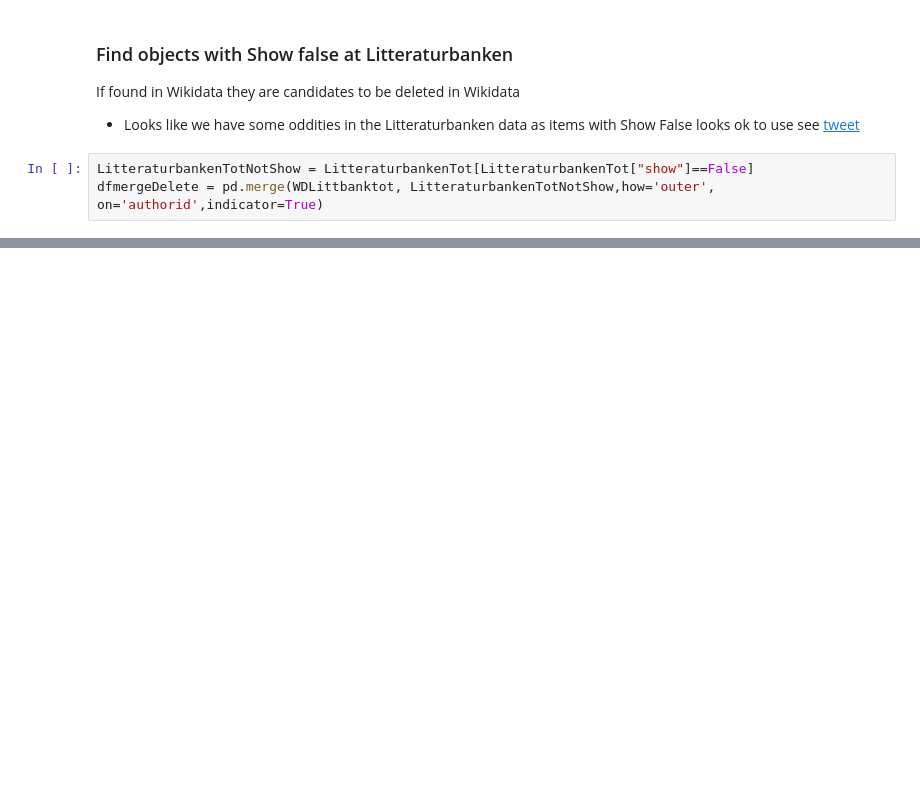
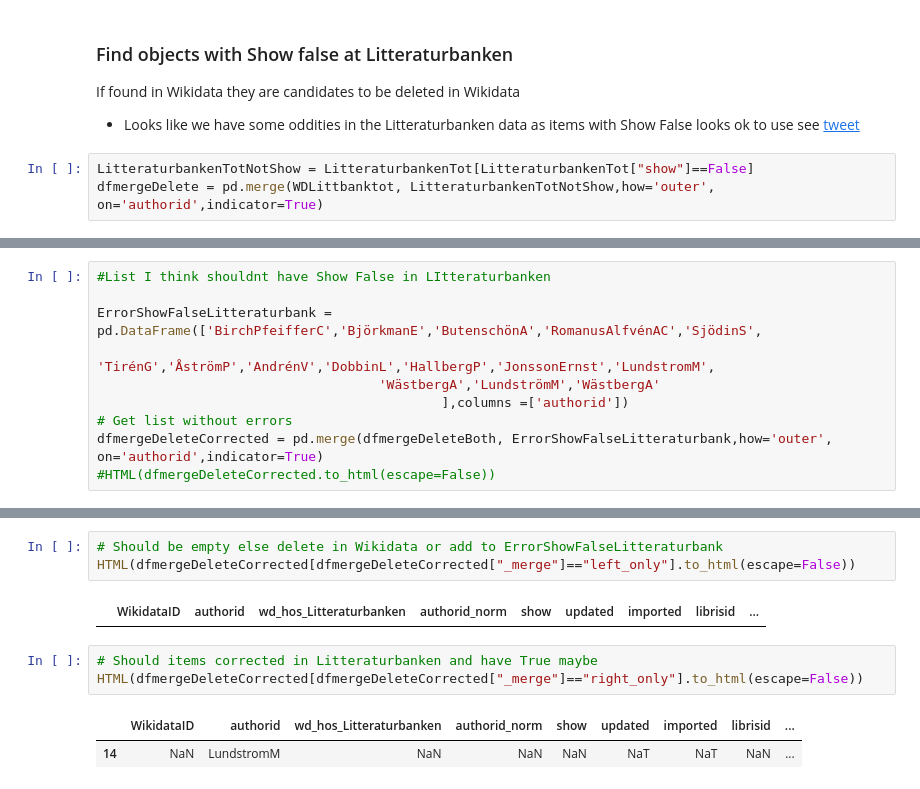
Before and after one commit to salgo60/open-data-examples, a Jupyter notebook: Litteraturbanken Author.ipynb, the cells around one changed output, grey strips where cells are left out. Drawn from its saved outputs; the diff is of its cells as text; blank space fills up the shorter version.

```diff
--- a/Litteraturbanken Author.ipynb
+++ b/Litteraturbanken Author.ipynb
@@ -700,0 +724,10 @@ memory usage: 727.0+ bytes
+# %%
+#List I think shouldnt have Show False in LItteraturbanken
+
+ErrorShowFalseLitteraturbank = pd.DataFrame(['BirchPfeifferC','BjörkmanE','ButenschönA','RomanusAlfvénAC','SjödinS',
+                                    'TirénG','ÅströmP','AndrénV','DobbinL','HallbergP','JonssonErnst','LundstromM',
+                                    'WästbergA','LundströmM','WästbergA'
+                                            ],columns =['authorid'])
+# Get list without errors
+dfmergeDeleteCorrected = pd.merge(dfmergeDeleteBoth, ErrorShowFalseLitteraturbank,how='outer', on='authorid',indicator=True)
+#HTML(dfmergeDeleteCorrected.to_html(escape=False))
@@ -701,2 +741,13 @@ memory usage: 727.0+ bytes
+# %%
+# Should be empty else delete in Wikidata or add to ErrorShowFalseLitteraturbank
+HTML(dfmergeDeleteCorrected[dfmergeDeleteCorrected["_merge"]=="left_only"].to_html(escape=False))
+# %% [output]
+|  | WikidataID | authorid | wd_hos_Litteraturbanken | authorid_norm | show | updated | imported | librisid | ... |
+# %%
+# Should items corrected in Litteraturbanken and have True maybe
+HTML(dfmergeDeleteCorrected[dfmergeDeleteCorrected["_merge"]=="right_only"].to_html(escape=False))
+# %% [output]
+|  | WikidataID | authorid | wd_hos_Litteraturbanken | authorid_norm | show | updated | imported | librisid | ... |
+| 14 | NaN | LundstromM | NaN | NaN | NaN | NaT | NaT | NaN | ... |
 # %%
 end = datetime.now()
```
Also changed, not shown: parts of 30 cells of this notebook, 5 other files.
